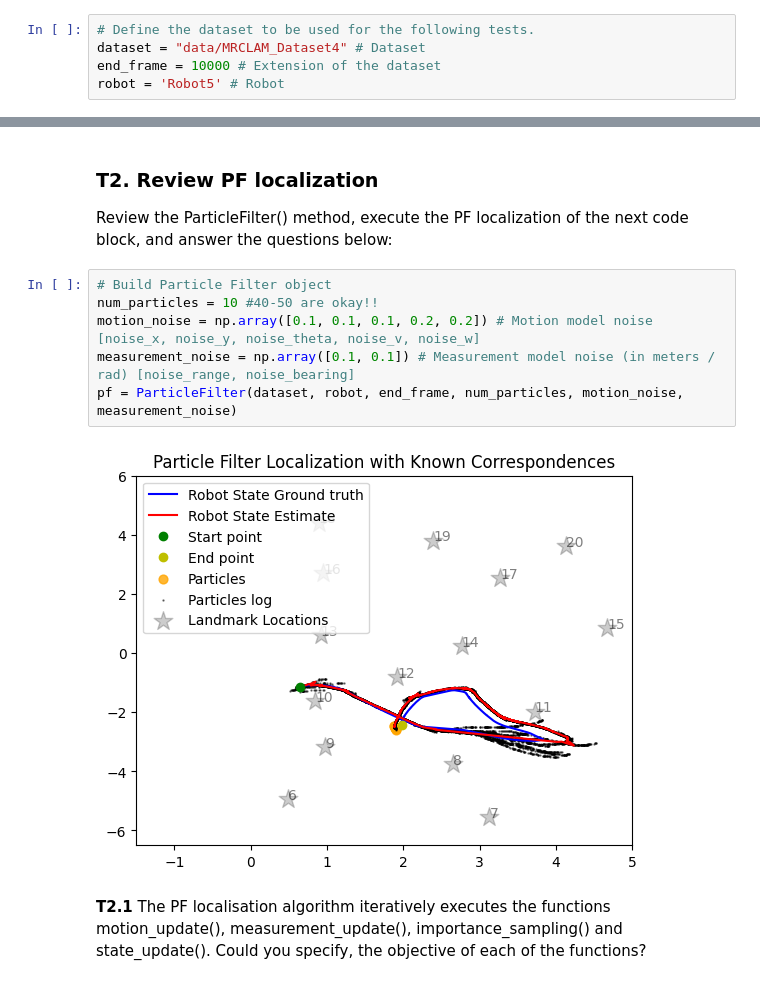
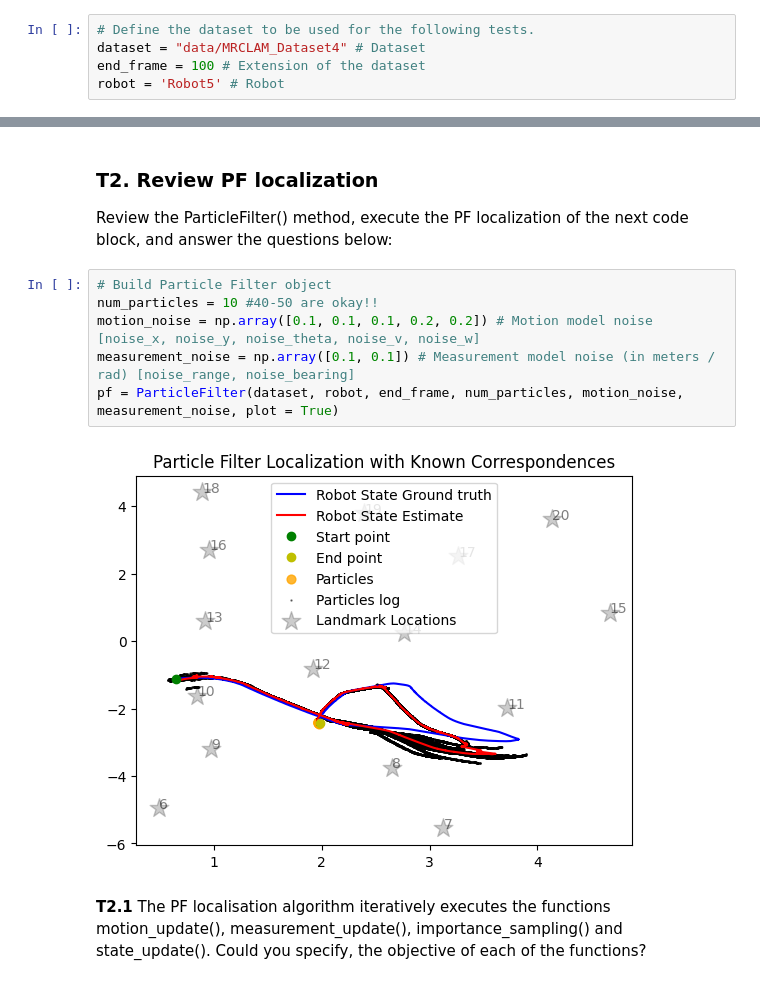
Before and after one commit to raisul-kibria/localization_and_mapping, a Jupyter notebook: notebooks/E1_Localization.ipynb, the cells around one changed output, grey strips where cells are left out. Saved outputs shown, nothing was run; the diff lists cells and outputs as text.

```diff
--- a/notebooks/E1_Localization.ipynb
+++ b/notebooks/E1_Localization.ipynb
@@ -29,7 +29,7 @@ from src.localization.EKF import ExtendedKalmanFilter
 # %%
 # Define the dataset to be used for the following tests.
 dataset = "data/MRCLAM_Dataset4" # Dataset
-end_frame = 10000 # Extension of the dataset
+end_frame = 100 # Extension of the dataset
 robot = 'Robot5' # Robot
 # %% [markdown]
 ### T1. Review EKF localization
@@ -56,11 +56,11 @@ Review the ParticleFilter() method, execute the PF localization of the next code
 # %%
 # Build Particle Filter object
 num_particles = 10 #40-50 are okay!!
 motion_noise = np.array([0.1, 0.1, 0.1, 0.2, 0.2]) # Motion model noise [noise_x, noise_y, noise_theta, noise_v, noise_w]
 measurement_noise = np.array([0.1, 0.1]) # Measurement model noise (in meters / rad) [noise_range, noise_bearing]
-pf = ParticleFilter(dataset, robot, end_frame, num_particles, motion_noise, measurement_noise)
+pf = ParticleFilter(dataset, robot, end_frame, num_particles, motion_noise, measurement_noise, plot = True)
 # %% [output]
-[figure, old version]
+[figure, new version]
 # %% [markdown]
 **T2.1** The PF localisation algorithm iteratively executes the functions motion_update(), measurement_update(), importance_sampling() and state_update(). Could you specify, the objective of each of the functions?
 # %% [markdown]
```
Also changed, not shown: parts of 11 cells of this notebook, 2 other files.
